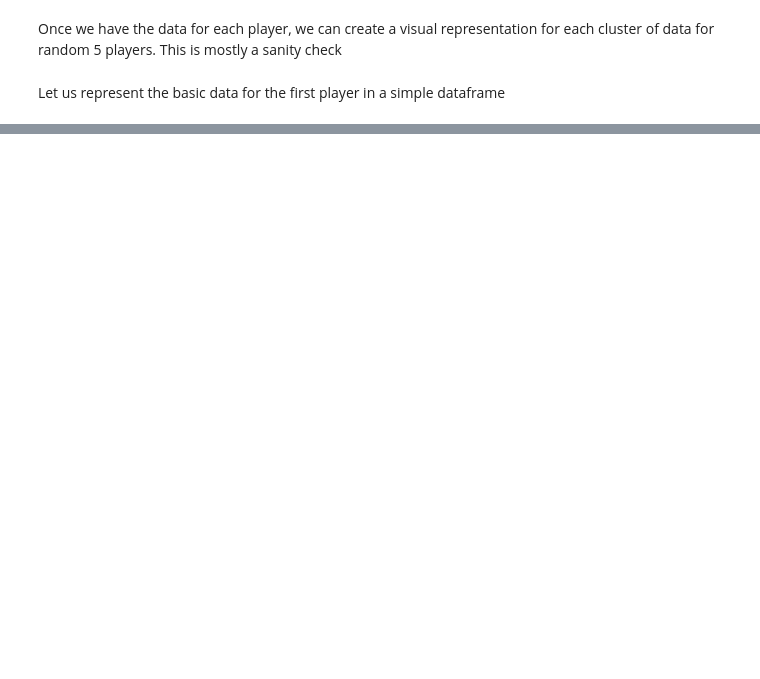
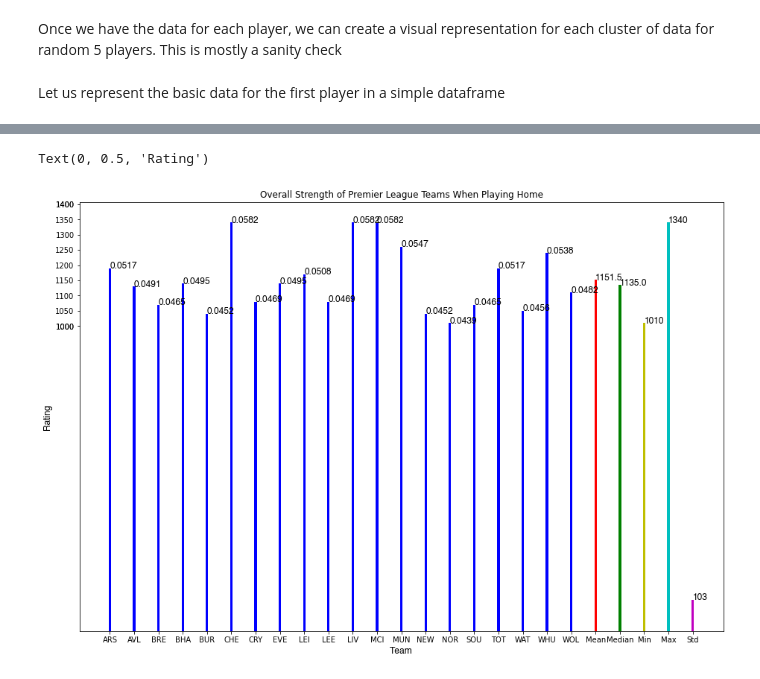
Before and after one commit to KhachDavid/fpl-team-predictor-model, a Jupyter notebook: notebook.ipynb, the cells around one changed output, grey strips where cells are left out. Drawn from its saved outputs; the diff is of its cells as text; code cells hidden in the pictures; blank space fills up the shorter version.

Commit message:
added data visualization and explanation

```diff
--- a/notebook.ipynb
+++ b/notebook.ipynb
@@ -32,7 +32,7 @@ $Misc$ - is player owned by the user
 from main import *
 import pandas as pd
 import random
-my_team, data = setup()
+my_team, data, fixtures_data = setup()
 # %%
 # Get The Data For Each Player
 players = get_players_fantasy_data(my_team, data)
@@ -211,0 +211,3 @@ player_df
+# %%
+clubs_df = pd.DataFrame(data['teams'])
+clubs_df[['id', 'name', 'short_name', 'strength_overall_home', 'strength_overall_away', 'strength_attack_home', 'strength_attack_away', 'strength_defence_home', 'strength_defence_away']]
@@ -211,0 +283,14 @@ player_df
+# %%
+# get the past fixtures the ones where finished is True
+finished_games = {}
+upcoming_games = {}
+
+for val, fixt in enumerate(past_fixture_dict):
+    if (past_fixture_dict[fixt]['finished']):
+        finished_games[val] = past_fixture_dict[fixt]
+    else:
+        upcoming_games[val] = past_fixture_dict[fixt]
+
+# get dataframe of finished games
+finished_games_df = pd.DataFrame(finished_games)
+finished_games_df
@@ -211,0 +408,47 @@ player_df
+# %%
+import numpy as np
+import matplotlib.pyplot as plt
+
+strength_overall_home_mean = np.mean(clubs_df['strength_overall_home'])
+strength_overall_home_std = np.std(clubs_df['strength_overall_home'])
+strength_overall_home_max = np.max(clubs_df['strength_overall_home'])
+strength_overall_home_median = np.median(clubs_df['strength_overall_home'])
+strength_overall_home_min = np.min(clubs_df['strength_overall_home'])
+
+sohm = [a['strength_overall_home'] for a in data['teams']]
+short_names = [a['short_name'] for a in data['teams']]
+
+
+X = np.arange(1000)
+fig = plt.figure()
+ax = fig.add_axes([0,1,2,2])
+ax.set_yticks((1000,1400, 1000,1050,1100,1150,1200,1250,1300,1350,1400))
+
+for val, team in enumerate(short_names):
+    normal_prob = (round(sohm[val]/ (strength_overall_home_mean * 20), 4))
+
+    ax.bar(team, sohm[val], color = 'b', width = 0.1)
+    ax.text(team, sohm[val], str(normal_prob), color = 'black', fontsize = 12, fontname = 'Helvetica')
+
+
+ax.bar("Mean", strength_overall_home_mean, color = 'r', width = 0.1)
+ax.text("Mean", strength_overall_home_mean, str(strength_overall_home_mean), color = 'black', fontsize = 12, fontname='Helvetica')
+
+ax.bar("Median", strength_overall_home_median, color = 'g', width = 0.1)
+ax.text("Median", strength_overall_home_median, str(strength_overall_home_median), color = 'black', fontsize = 12, fontname='Helvetica')
+
+ax.bar("Min", strength_overall_home_min, color = 'y', width = 0.1)
+ax.text("Min", strength_overall_home_min, str(strength_overall_home_min), color = 'black', fontsize = 12, fontname='Helvetica')
+
+ax.bar("Max", strength_overall_home_max, color = 'c', width = 0.1)
+ax.text("Max", strength_overall_home_max, str(strength_overall_home_max), color = 'black', fontsize = 12, fontname='Helvetica')
+
+ax.bar("Std", strength_overall_home_std, color = 'm', width = 0.1)
+ax.text("Std", strength_overall_home_std, str(round(strength_overall_home_std)), color = 'black', fontsize = 12, fontname='Helvetica')
+
+ax.set_title("Overall Strength of Premier League Teams When Playing Home")
+ax.set_xlabel("Team", fontsize = 12, fontname = 'Helvetica')
+ax.set_ylabel("Rating", fontsize = 12, fontname = 'Helvetica')
+# %% [output]
+Text(0, 0.5, 'Rating')
+[figure, added]
```
Also changed, not shown: parts of 29 cells of this notebook, 7 other files.
